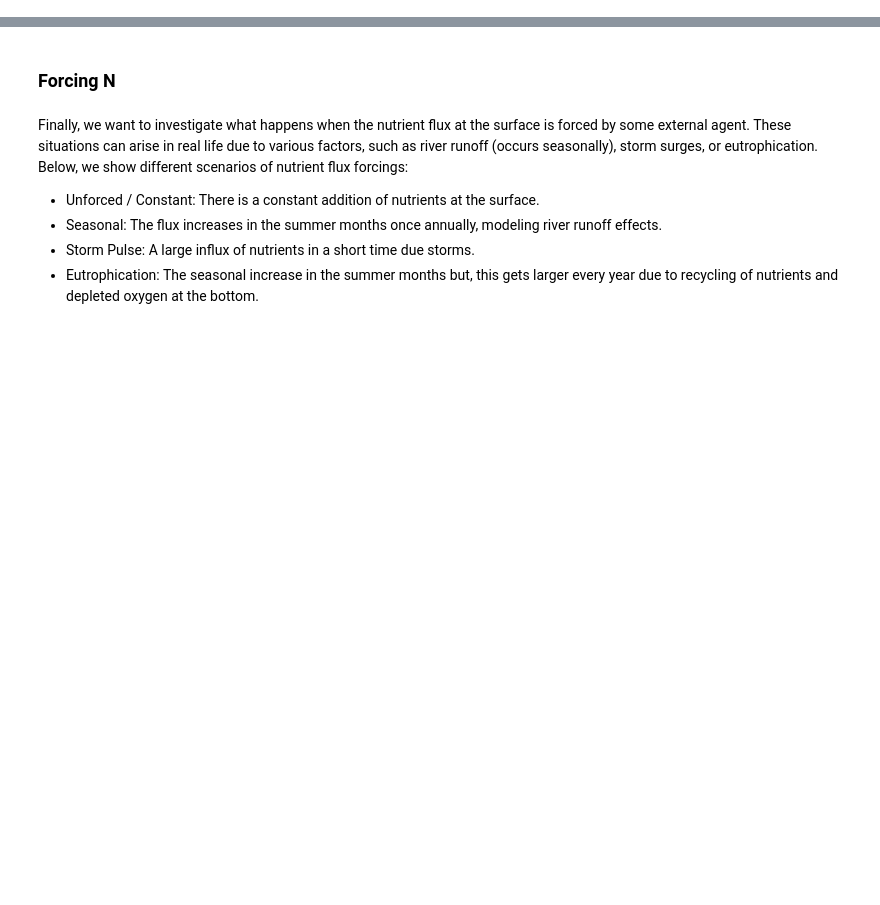
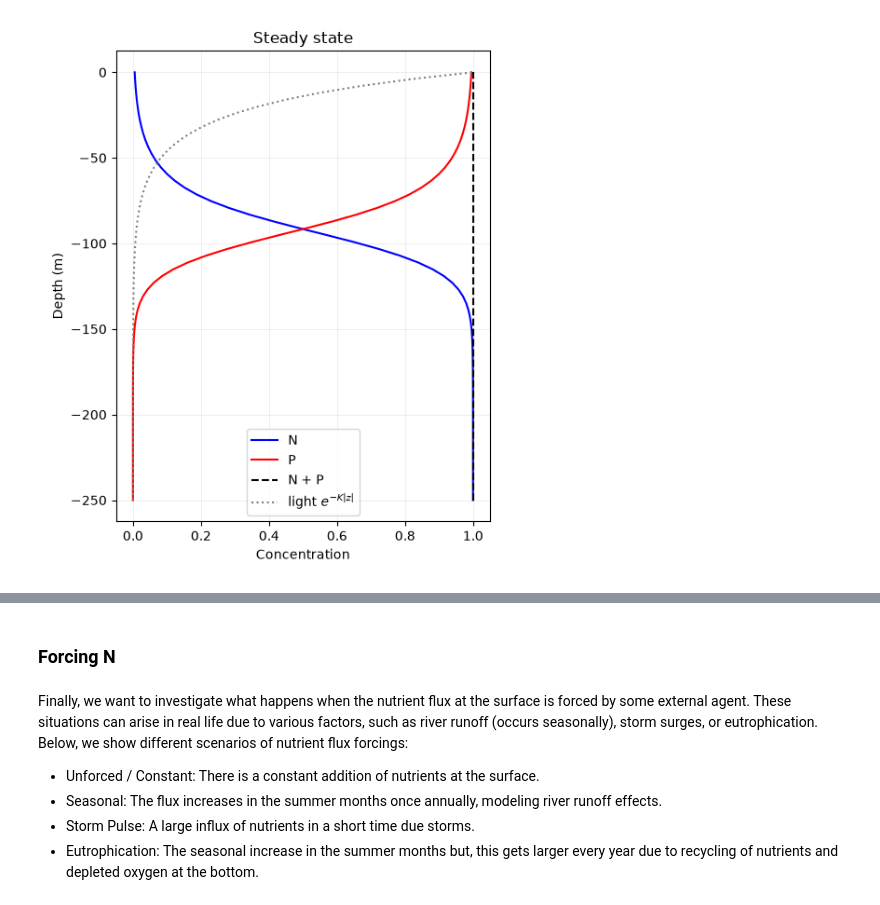
Before and after one commit to kb1901/732_phytoplankton_proj, a Jupyter notebook: notebook.ipynb, the cells around one changed output, grey strips where cells are left out. Saved outputs shown, nothing was run; the diff lists cells and outputs as text; code cells hidden in the pictures; blank space fills up the shorter version.

```diff
--- a/notebook.ipynb
+++ b/notebook.ipynb
@@ -74,6 +0,0 @@ def draw_frame(frame, N, P, z):
-# %%
-base = sim.run()
-N, P, z = base.N, base.P, base.depth
-# fig, ax = plt.subplots()
-# anim = animation.FuncAnimation(fig=fig, func=draw_frame, fargs=(N, P, z), frames=520, interval=100, repeat=False)
-# plt.show()
@@ -114,9 +0,0 @@ $$
-# %%
-sink = sim.run(SINKING_ENABLED=True)
-
-fig, ax = plt.subplots(1, 2, sharey=True, figsize=(9, 4))
-for res, name in ((base, "no sinking"), (sink, "sinking")):
-    ax[0].plot(res.N[-1], res.depth, label=name)
-    ax[1].plot(res.P[-1], res.depth, label=name)
-ax[0].set_title("N at final time"); ax[1].set_title("P at final time")
-ax[0].set_ylabel("Depth (m)"); ax[0].legend()
@@ -194,0 +80,12 @@ plt.show()
+# %%
+fig, ax = plt.subplots(figsize=(5, 6))
+ax.plot(base.N[-1], base.depth, label="N", color="blue")
+ax.plot(base.P[-1], base.depth, label="P", color="red")
+ax.plot(base.N[-1] + base.P[-1], base.depth, "k--", label="N + P")
+ax.plot(np.exp(params.LIGHT_ATTENUATION * base.depth), base.depth, ":", color="gray", label="light $e^{-K|z|}$")
+ax.set(title=f"Steady state", xlabel="Concentration", ylabel="Depth (m)")
+ax.legend(); ax.grid(alpha=0.3)
+plt.tight_layout()
+plt.show()
+# %% [output]
+[figure, added]
```
Also changed, not shown: parts of 41 cells of this notebook.
